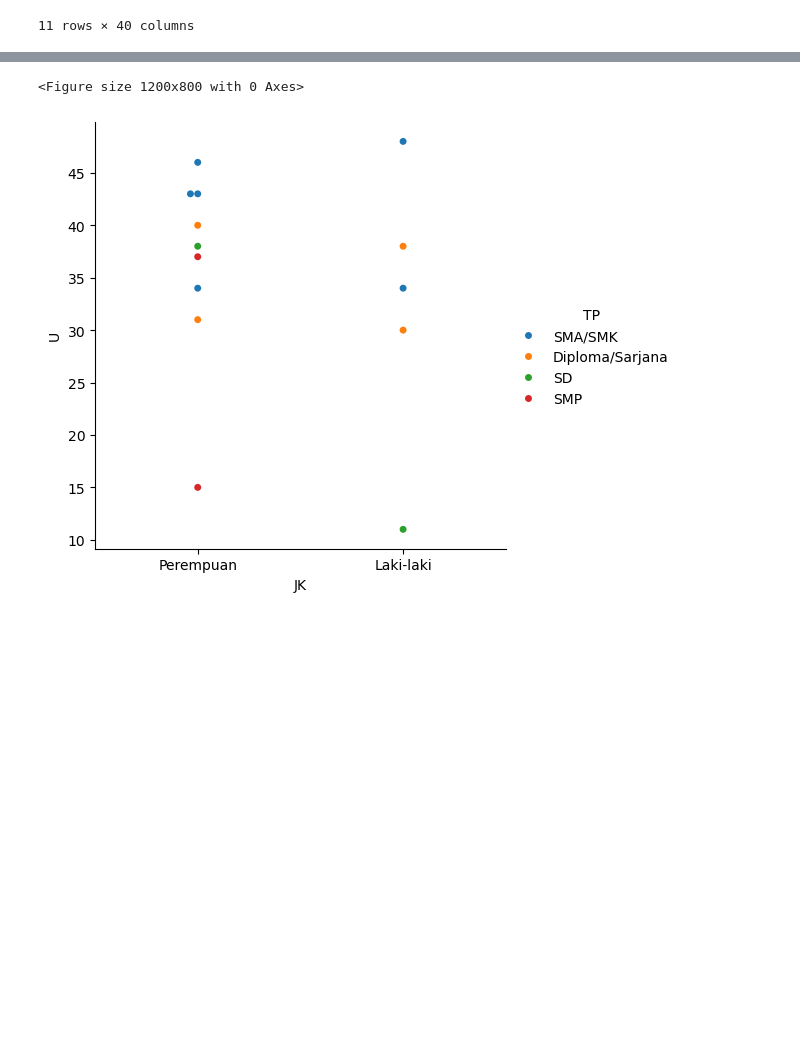
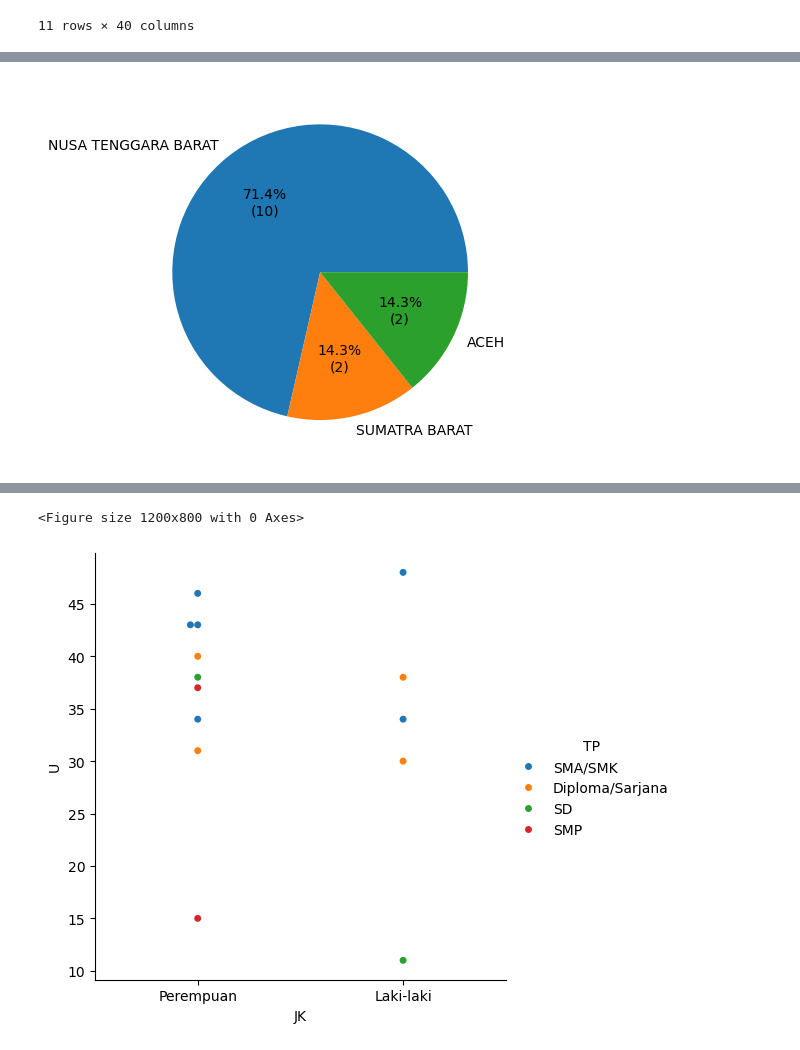
Before and after one commit to taudataanalytics/bakti2024, a Jupyter notebook: Bakti-2024.ipynb, the cells around one changed output, grey strips where cells are left out. Drawn from its saved outputs; the diff is of its cells as text; code cells hidden in the pictures; blank space fills up the shorter version.

```diff
--- a/Bakti-2024.ipynb
+++ b/Bakti-2024.ipynb
@@ -150,0 +154,6 @@ plt.show()
+# %%
+s = dfE.PLU.value_counts()
+p = plt.pie(s, labels = s.index, autopct=autopct_format(s))
+plt.show()
+# %% [output]
+[figure, added]
```
Also changed, not shown: parts of 14 cells of this notebook.
